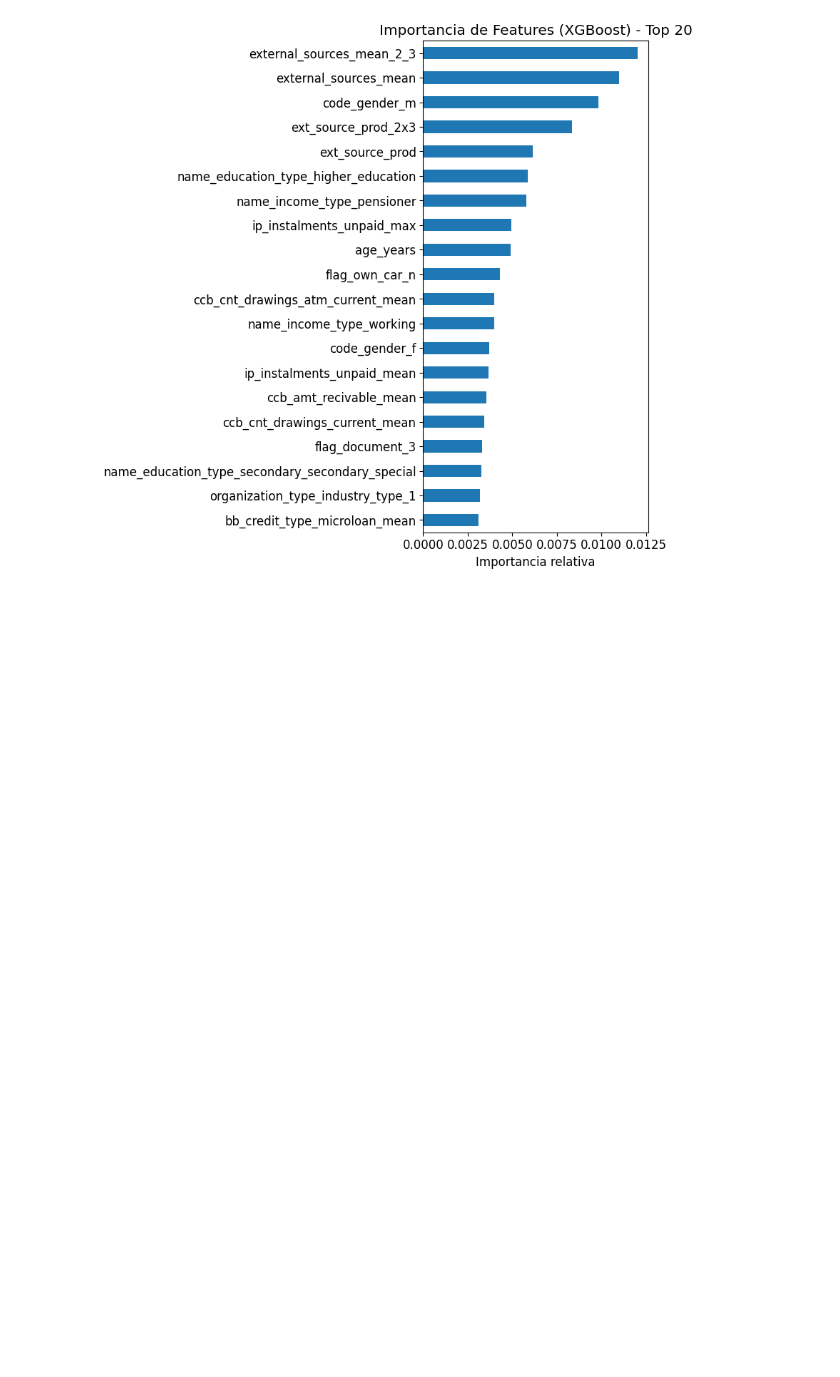
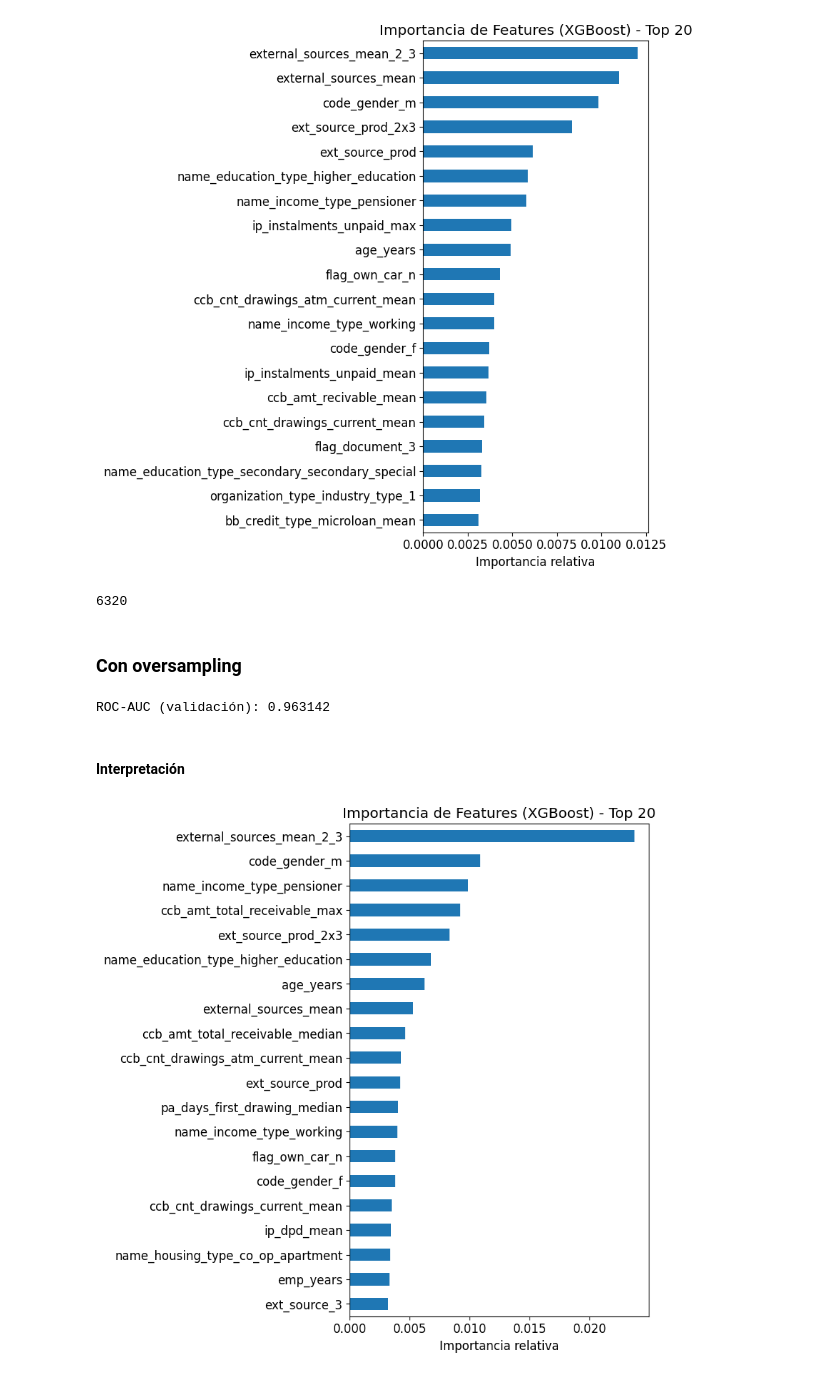
Before and after one commit to aguscanter97/TP-1-ML, a Jupyter notebook: 1.6.0. XGBoost.ipynb, the cells around one changed output. Drawn from its saved outputs; the diff is of its cells as text; code cells hidden in the pictures; blank space fills up the shorter version.

```diff
--- a/1.6.0. XGBoost.ipynb
+++ b/1.6.0. XGBoost.ipynb
@@ -65,3 +74,32 @@ ROC-AUC (validación): 0.775341
 imp = plot_feature_importance_xgb(xgb, xs, top_k=20)
 # %% [output]
 [figure]
+# %%
+gc.collect()
+# %% [output]
+6320
+# %% [markdown]
+### Con oversampling
+# %%
+# Cargar datos
+df_os = pd.read_parquet(os.path.join(PATH, 'prework_output_train_oversampled.parquet'))
+
+for col in df_os.select_dtypes("float64"):
+    df_os[col] = df_os[col].astype("float32")
+
+# Separar features y target
+y = df_os.pop('target')
+xs = df_os
+
+# Entrenar y evaluar
+xgb, auc, _ = fit_transform_xgb(xs, y)
+print(f"ROC-AUC (validación): {auc:.6f}")
+# %% [output]
+ROC-AUC (validación): 0.963142
+# %% [markdown]
+#### Interpretación
+# %%
+# Calcular y graficar importancias de features
+imp = plot_feature_importance_xgb(xgb, xs, top_k=20)
+# %% [output]
+[figure, added]
```
Also changed, not shown: parts of 5 cells of this notebook, 4 other files.
